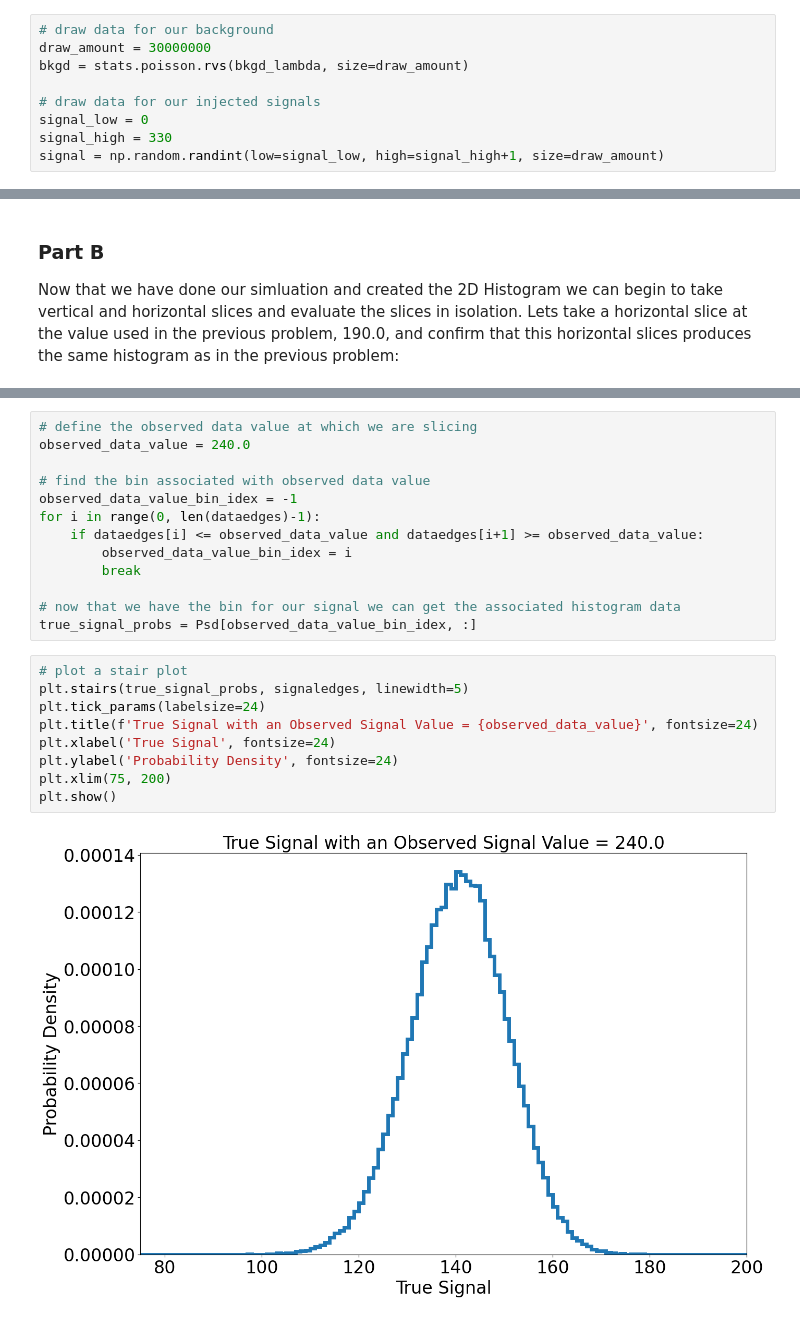
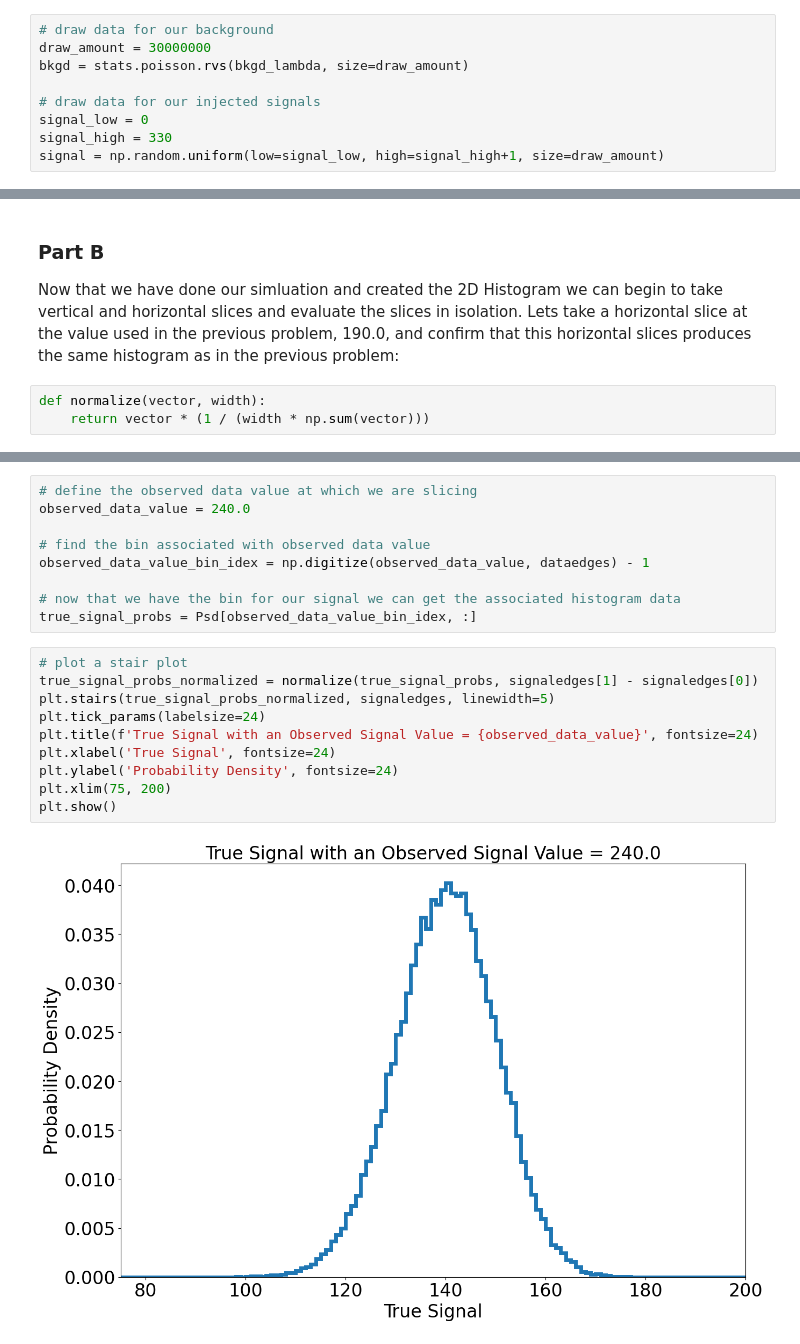
Before and after one commit to williamdolsen/phys434-21au, a Jupyter notebook: labs/lab6/lab6.ipynb, the cells around one changed output, grey strips where cells are left out. Drawn from its saved outputs; the diff is of its cells as text.

```diff
--- a/labs/lab6/lab6.ipynb
+++ b/labs/lab6/lab6.ipynb
@@ -158,7 +158,7 @@ bkgd = stats.poisson.rvs(bkgd_lambda, size=draw_amount)
 # draw data for our injected signals
 signal_low = 0
 signal_high = 330
-signal = np.random.randint(low=signal_low, high=signal_high+1, size=draw_amount)
+signal = np.random.uniform(low=signal_low, high=signal_high+1, size=draw_amount)
 # %%
 # define our overall data
 data = bkgd + signal
@@ -190,5 +191,8 @@ plot_2d_hist(signaledges, dataedges, Psd)
 ### Part B
 
 Now that we have done our simluation and created the 2D Histogram we can begin to take vertical and horizontal slices and evaluate the slices in isolation.  Lets take a horizontal slice at the value used in the previous problem, 190.0, and confirm that this horizontal slices produces the same histogram as in the previous problem:
+# %%
+def normalize(vector, width):
+    return vector * (1 / (width * np.sum(vector)))
 # %%
 # find the bin associated with the injected value from problem 2
@@ -245,24 +246,21 @@ Now let's reverse the problem and perform a vertical slice rather than a horzont
 observed_data_value = 240.0
 
 # find the bin associated with observed data value
-observed_data_value_bin_idex = -1
-for i in range(0, len(dataedges)-1):
-    if dataedges[i] <= observed_data_value and dataedges[i+1] >= observed_data_value:
-        observed_data_value_bin_idex = i
-        break
+observed_data_value_bin_idex = np.digitize(observed_data_value, dataedges) - 1
 
 # now that we have the bin for our signal we can get the associated histogram data
 true_signal_probs = Psd[observed_data_value_bin_idex, :]
 # %%
 # plot a stair plot
-plt.stairs(true_signal_probs, signaledges, linewidth=5)
+true_signal_probs_normalized = normalize(true_signal_probs, signaledges[1] - signaledges[0])
+plt.stairs(true_signal_probs_normalized, signaledges, linewidth=5)
 plt.tick_params(labelsize=24)
 plt.title(f'True Signal with an Observed Signal Value = {observed_data_value}', fontsize=24)
 plt.xlabel('True Signal', fontsize=24)
 plt.ylabel('Probability Density', fontsize=24)
 plt.xlim(75, 200)
 plt.show()
 # %% [output]
-[figure, old version]
+[figure, new version]
 # %%
 # plot a stair plot
```
Also changed, not shown: parts of 17 cells of this notebook.
